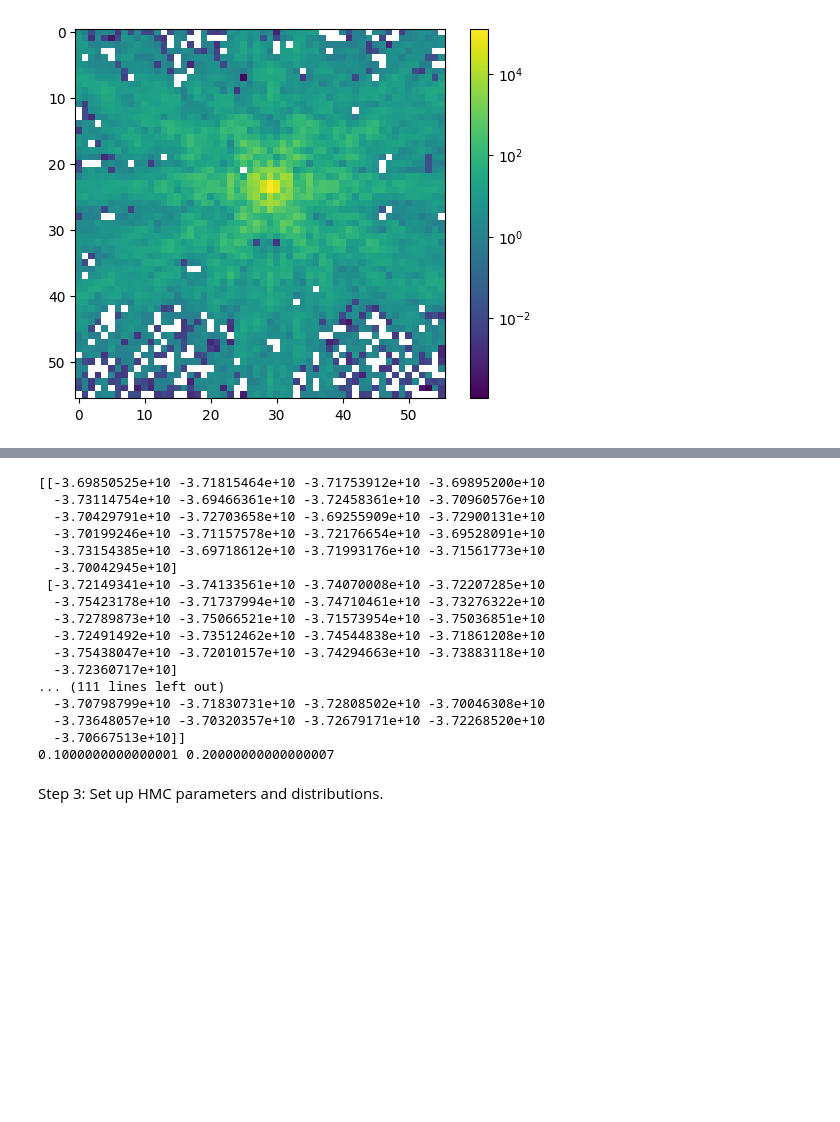
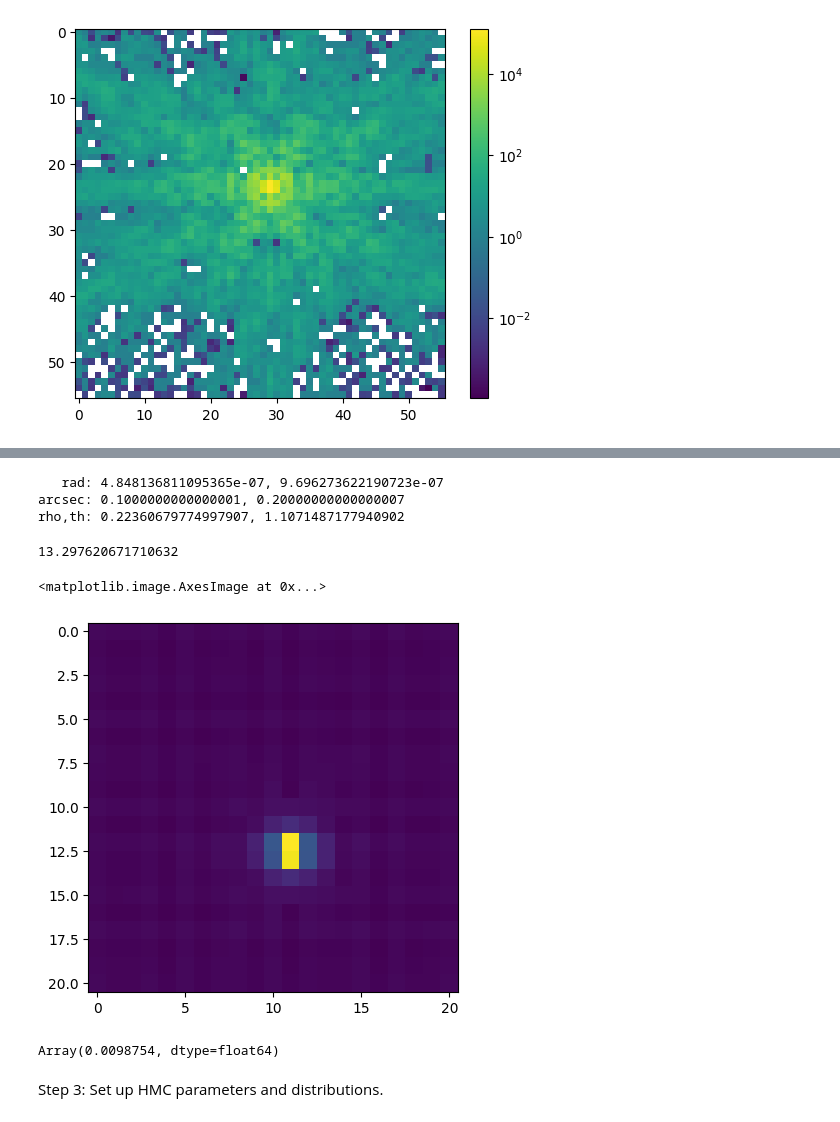
Before and after one commit to itroitskaya/optics, a Jupyter notebook: KF_base_HMC_modeling.ipynb, the cells around one changed output, grey strips where cells are left out. Drawn from its saved outputs; the diff is of its cells as text; code cells hidden in the pictures; blank space fills up the shorter version.

```diff
--- a/KF_base_HMC_modeling.ipynb
+++ b/KF_base_HMC_modeling.ipynb
@@ -28,6 +28,22 @@ import astropy.units as u
 from tqdm.notebook import tqdm
 
 from dLuxWebbpsf import NIRCam
+
+def cart2pol(x, y):
+    rho = np.sqrt(x**2 + y**2)
+    theta = np.arctan2(y, x)
+    return(rho, theta)
+
+def pol2cart(rho, theta):
+    x = rho * np.cos(theta)
+    y = rho * np.sin(theta)
+    return(x, y)
+
+def toRad(arcsecs):
+    return arcsecs * np.pi / (180*3600)
+
+def toArcsec(radians):
+    return radians / np.pi * (180*3600)
 # %% [markdown]
 Step 1: Make fake data with the same parameters as real data.
 # %%
@@ -52,8 +68,8 @@ wavels, weights = optics.get_wavelengths()
 spec = dl.Spectrum(wavels, weights)
 
 
-source_offset_x = 0.1 *  np.pi/(180*3600)
-source_offset_y = 0.25 *  np.pi/(180*3600)
+source_offset_x = toRad(0.1)
+source_offset_y = toRad(0.25)
 offset = np.array([source_offset_x, source_offset_y])
 
 #offset = np.array([-source_offset_y, source_offset_x / 47 * np.pi]) #test with different offset later
@@ -105,10 +139,10 @@ xsize = 21
 ysize = 21
 allsize = xsize*ysize
 
-xmin = -1 * np.pi/(180*3600)
-xmax = 1 * np.pi/(180*3600)
-ymin = -1 * np.pi/(180*3600)
-ymax = 1 * np.pi/(180*3600)
+xmin = toRad(-1)
+xmax = toRad(1)
+ymin = toRad(-1)
+ymax = toRad(1)
 
 xx, yy = np.meshgrid(np.linspace(xmin, xmax, xsize), np.linspace(ymin, ymax, ysize))
 
@@ -165,6 +176,6 @@ Wall time: 35.3 s
 # %%
 likelihoods = np.array(out).reshape((xsize, ysize))
-print(likelihoods)
+#print(likelihoods)
 
 ind_argmax = out.argmax()
 coords=(xr[ind_argmax], yr[ind_argmax])
@@ -172,25 +183,24 @@ coords=(xr[ind_argmax], yr[ind_argmax])
 #ind_max = np.unravel_index(likelihoods.argmax(), likelihoods.shape)
 #coords=(xx[ind_max[0], ind_max[1]], yy[ind_max[0], ind_max[1]])
 
-x_recovered = coords[0] / np.pi * (180*3600)
-y_recovered = coords[1] / np.pi * (180*3600)
+x_recovered = toArcsec(coords[0])
+y_recovered = toArcsec(coords[1])
 
-print(x_recovered, y_recovered)
+print(f'   rad: {coords[0]}, {coords[1]}')
+print(f'arcsec: {x_recovered}, {y_recovered}')
+print(f'rho,th: {rho_rec}, {theta_rec}')
 # %% [output]
-[[-3.69850525e+10 -3.71815464e+10 -3.71753912e+10 -3.69895200e+10
-  -3.73114754e+10 -3.69466361e+10 -3.72458361e+10 -3.70960576e+10
-  -3.70429791e+10 -3.72703658e+10 -3.69255909e+10 -3.72900131e+10
-  -3.70199246e+10 -3.71157578e+10 -3.72176654e+10 -3.69528091e+10
-  -3.73154385e+10 -3.69718612e+10 -3.71993176e+10 -3.71561773e+10
-  -3.70042945e+10]
- [-3.72149341e+10 -3.74133561e+10 -3.74070008e+10 -3.72207285e+10
-  -3.75423178e+10 -3.71737994e+10 -3.74710461e+10 -3.73276322e+10
-  -3.72789873e+10 -3.75066521e+10 -3.71573954e+10 -3.75036851e+10
-  -3.72491492e+10 -3.73512462e+10 -3.74544838e+10 -3.71861208e+10
-  -3.75438047e+10 -3.72010157e+10 -3.74294663e+10 -3.73883118e+10
-  -3.72360717e+10]
-... (111 lines left out)
-  -3.70798799e+10 -3.71830731e+10 -3.72808502e+10 -3.70046308e+10
-  -3.73648057e+10 -3.70320357e+10 -3.72679171e+10 -3.72268520e+10
-  -3.70667513e+10]]
-0.1000000000000001 0.20000000000000007
+   rad: 4.848136811095365e-07, 9.696273622190723e-07
+arcsec: 0.1000000000000001, 0.20000000000000007
+rho,th: 0.22360679774997907, 1.1071487177940902
+# %%
+flux = np.sum(data)
+log_flux = np.log(flux)
+print(log_flux)
+# %% [output]
+13.297620671710632
+# %%
+plt.imshow(likelihoods)
+# %% [output]
+<matplotlib.image.AxesImage at 0x...>
+[figure, added]
@@ -197,2 +209,6 @@ print(x_recovered, y_recovered)
+# %%
+std
+# %% [output]
+Array(0.0098754, dtype=float64)
 # %% [markdown]
 Step 3: Set up HMC parameters and distributions.
```
Also changed, not shown: parts of 12 cells of this notebook.
